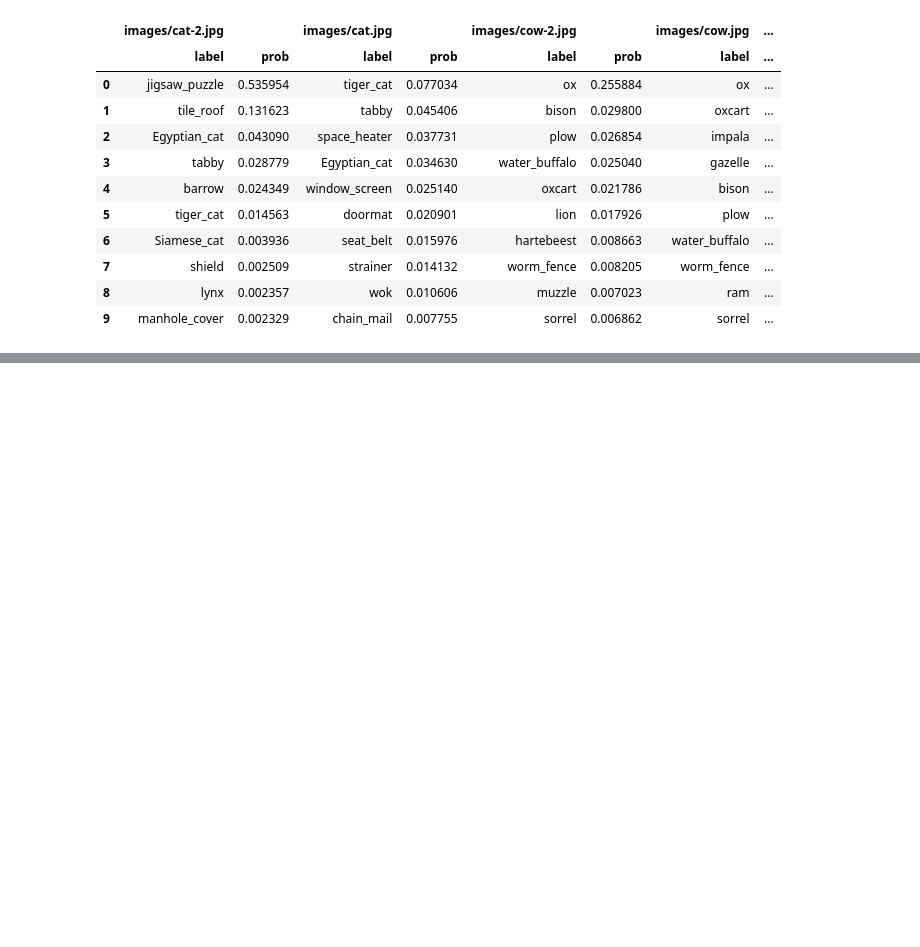
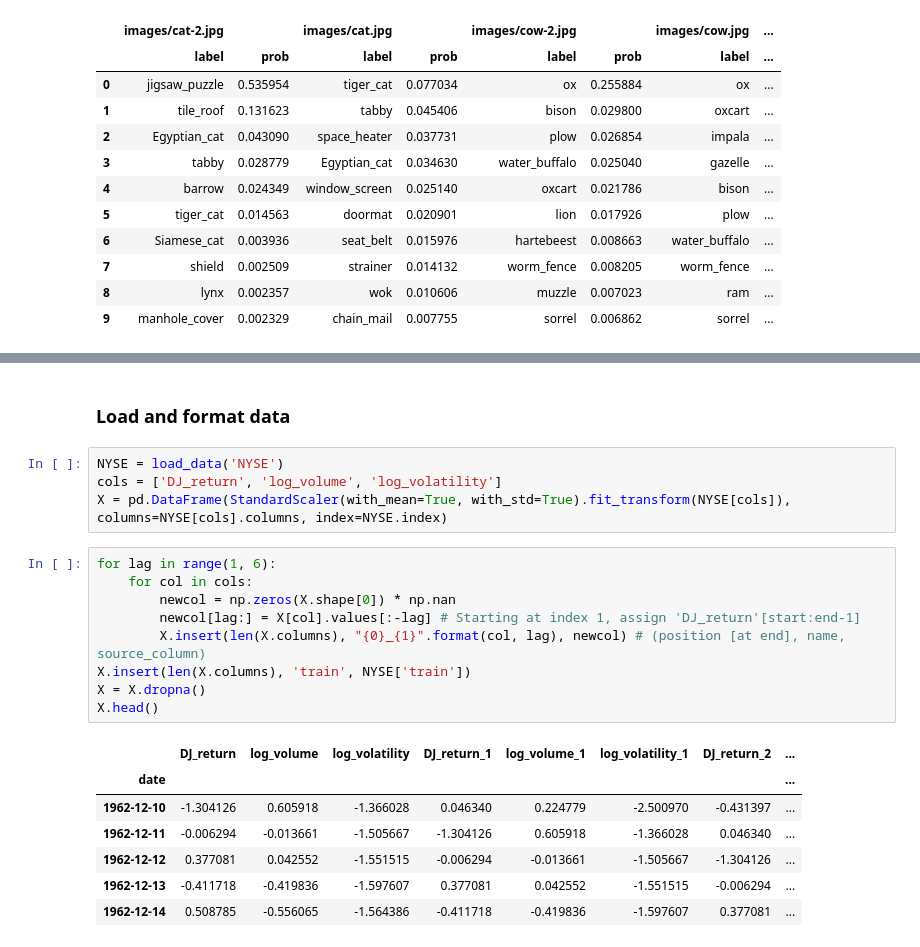
Before and after one commit to drwslv/StanfordOnline-Statistical-Learning, a Jupyter notebook: Ch10 Solutions Applied.ipynb, the cells around one changed output, grey strips where cells are left out. Drawn from its saved outputs; the diff is of its cells as text; blank space fills up the shorter version.

```diff
--- a/Ch10 Solutions Applied.ipynb
+++ b/Ch10 Solutions Applied.ipynb
@@ -627,0 +634,23 @@ result_df
+# %% [markdown]
+### Load and format data
+# %%
+NYSE = load_data('NYSE')
+cols = ['DJ_return', 'log_volume', 'log_volatility']
+X = pd.DataFrame(StandardScaler(with_mean=True, with_std=True).fit_transform(NYSE[cols]), columns=NYSE[cols].columns, index=NYSE.index)
+# %%
+for lag in range(1, 6):
+    for col in cols:
+        newcol = np.zeros(X.shape[0]) * np.nan
+        newcol[lag:] = X[col].values[:-lag] # Starting at index 1, assign 'DJ_return'[start:end-1]
+        X.insert(len(X.columns), "{0}_{1}".format(col, lag), newcol) # (position [at end], name, source_column)
+X.insert(len(X.columns), 'train', NYSE['train'])
+X = X.dropna()
+X.head()
+# %% [output]
+|  | DJ_return | log_volume | log_volatility | DJ_return_1 | log_volume_1 | log_volatility_1 | DJ_return_2 | ... |
+| date |  |  |  |  |  |  |  | ... |
+| 1962-12-10 | -1.304126 | 0.605918 | -1.366028 | 0.046340 | 0.224779 | -2.500970 | -0.431397 | ... |
+| 1962-12-11 | -0.006294 | -0.013661 | -1.505667 | -1.304126 | 0.605918 | -1.366028 | 0.046340 | ... |
+| 1962-12-12 | 0.377081 | 0.042552 | -1.551515 | -0.006294 | -0.013661 | -1.505667 | -1.304126 | ... |
+| 1962-12-13 | -0.411718 | -0.419836 | -1.597607 | 0.377081 | 0.042552 | -1.551515 | -0.006294 | ... |
+| 1962-12-14 | 0.508785 | -0.556065 | -1.564386 | -0.411718 | -0.419836 | -1.597607 | 0.377081 | ... |
```
Also changed, not shown: parts of 13 cells of this notebook.
